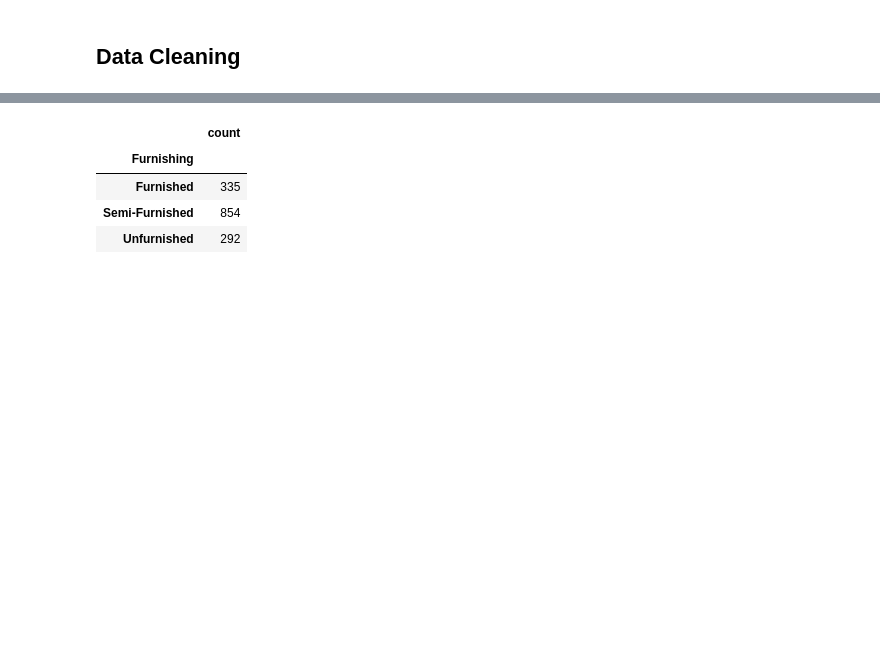
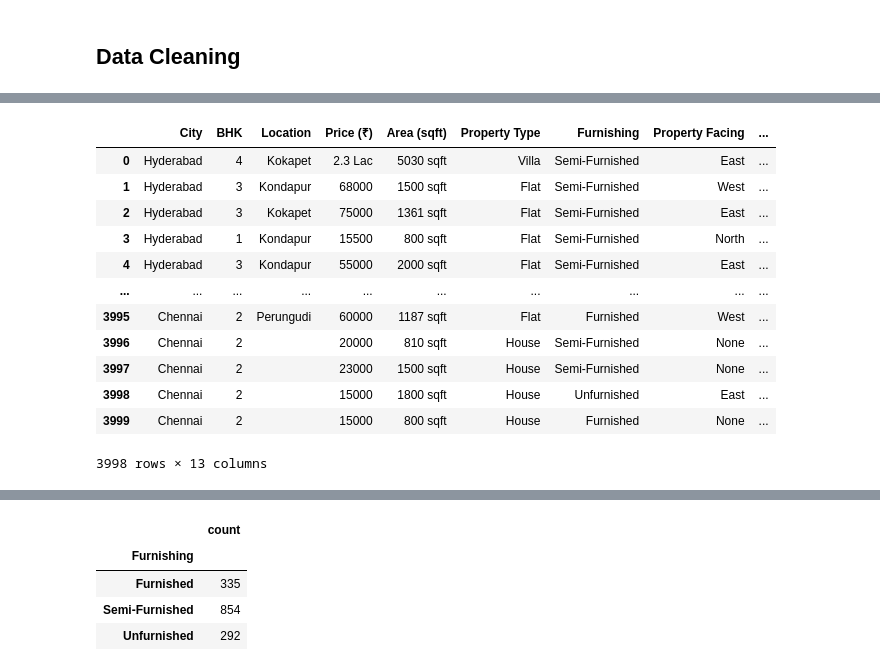
Before and after one commit to kunal1300/MagicBricksProject_Scraped_Data_EDA_Visualization-, a Jupyter notebook: myDemodata.ipynb, the cells around one changed output, grey strips where cells are left out. Drawn from its saved outputs; the diff is of its cells as text; code cells hidden in the pictures; blank space fills up the shorter version.

```diff
--- a/myDemodata.ipynb
+++ b/myDemodata.ipynb
@@ -377,0 +366,16 @@ df['Location'] = df['Location'].apply(clean_location)
+# %%
+df
+# %% [output]
+|  | City | BHK | Location | Price (₹) | Area (sqft) | Property Type | Furnishing | Property Facing | ... |
+| 0 | Hyderabad | 4 | Kokapet | 2.3 Lac | 5030 sqft | Villa | Semi-Furnished | East | ... |
+| 1 | Hyderabad | 3 | Kondapur | 68000 | 1500 sqft | Flat | Semi-Furnished | West | ... |
+| 2 | Hyderabad | 3 | Kokapet | 75000 | 1361 sqft | Flat | Semi-Furnished | East | ... |
+| 3 | Hyderabad | 1 | Kondapur | 15500 | 800 sqft | Flat | Semi-Furnished | North | ... |
+| 4 | Hyderabad | 3 | Kondapur | 55000 | 2000 sqft | Flat | Semi-Furnished | East | ... |
+| ... | ... | ... | ... | ... | ... | ... | ... | ... | ... |
+| 3995 | Chennai | 2 | Perungudi | 60000 | 1187 sqft | Flat | Furnished | West | ... |
+| 3996 | Chennai | 2 |  | 20000 | 810 sqft | House | Semi-Furnished | None | ... |
+| 3997 | Chennai | 2 |  | 23000 | 1500 sqft | House | Semi-Furnished | None | ... |
+| 3998 | Chennai | 2 |  | 15000 | 1800 sqft | House | Unfurnished | East | ... |
+| 3999 | Chennai | 2 |  | 15000 | 800 sqft | House | Furnished | None | ... |
+3998 rows × 13 columns
```
Also changed, not shown: parts of 16 cells of this notebook, 3 other files.
